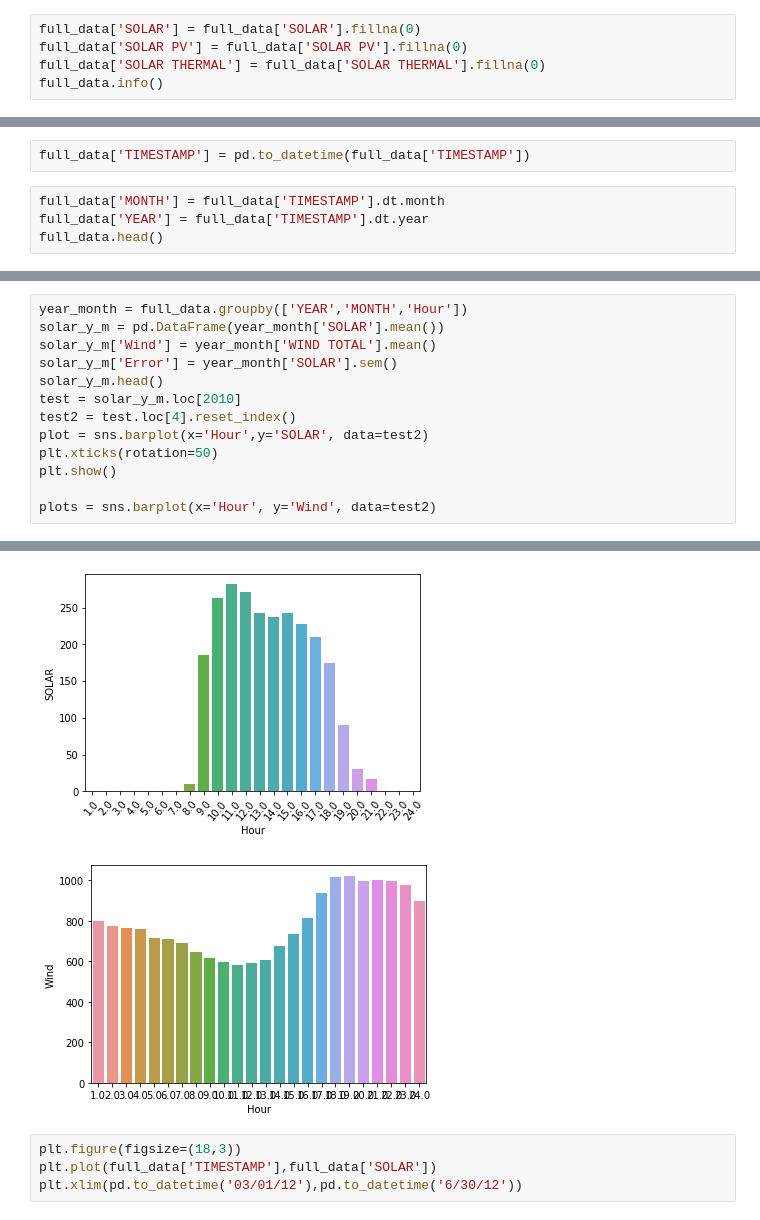
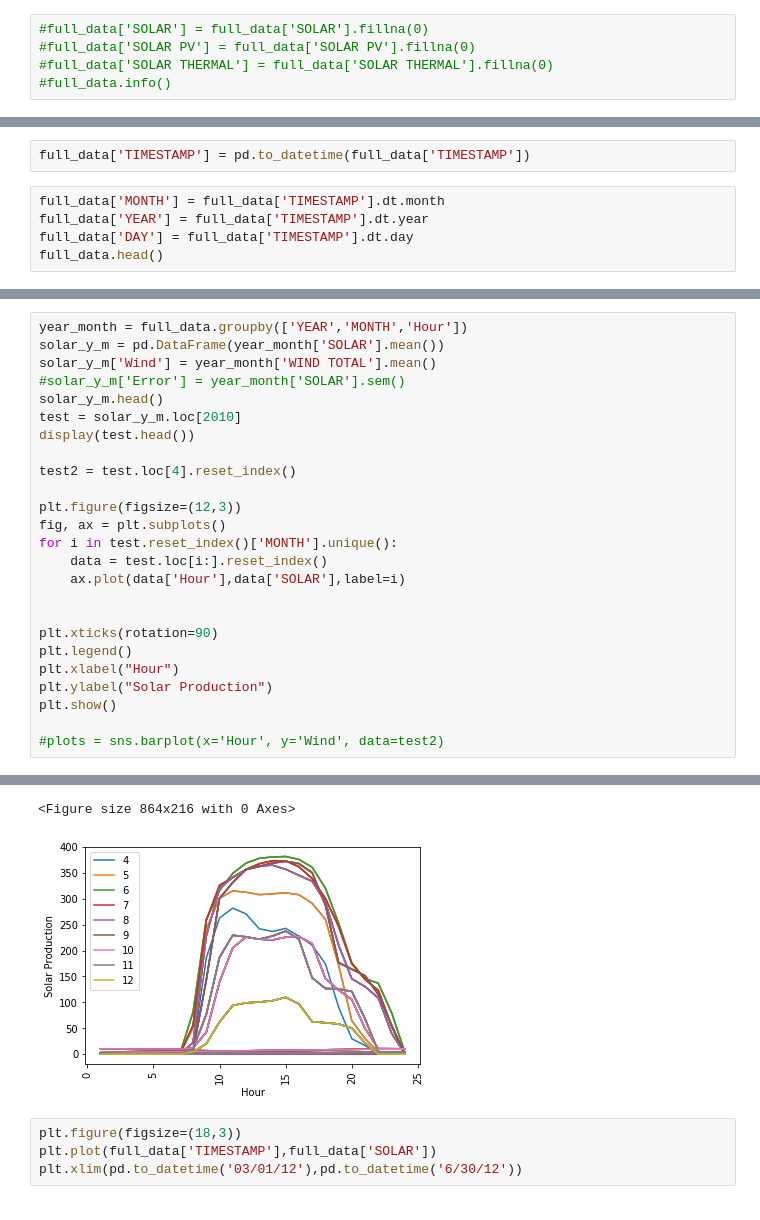
Before and after one commit to scottinsactown/California-Renewable-Energy--data-analysis, a Jupyter notebook: Project starter Book .ipynb, the cells around one changed output, grey strips where cells are left out. Cells and saved outputs as stored; diff of their text form.

```diff
--- a/Project starter Book .ipynb
+++ b/Project starter Book .ipynb
@@ -30,10 +41,10 @@ WIND TOTAL       67584 non-null float64
 dtypes: float64(9), object(1)
 memory usage: 5.2+ MB
 # %%
-full_data['SOLAR'] = full_data['SOLAR'].fillna(0)
-full_data['SOLAR PV'] = full_data['SOLAR PV'].fillna(0)
-full_data['SOLAR THERMAL'] = full_data['SOLAR THERMAL'].fillna(0)
-full_data.info()
+#full_data['SOLAR'] = full_data['SOLAR'].fillna(0)
+#full_data['SOLAR PV'] = full_data['SOLAR PV'].fillna(0)
+#full_data['SOLAR THERMAL'] = full_data['SOLAR THERMAL'].fillna(0)
+#full_data.info()
 # %% [output]
 <class 'pandas.core.frame.DataFrame'>
 RangeIndex: 67584 entries, 0 to 67583
@@ -88,6 +105,7 @@ full_data['TIMESTAMP'] = pd.to_datetime(full_data['TIMESTAMP'])
 # %%
 full_data['MONTH'] = full_data['TIMESTAMP'].dt.month
 full_data['YEAR'] = full_data['TIMESTAMP'].dt.year
+full_data['DAY'] = full_data['TIMESTAMP'].dt.day
 full_data.head()
 # %% [output]
 |  | TIMESTAMP | BIOGAS | BIOMASS | GEOTHERMAL | Hour | SMALL HYDRO | SOLAR | SOLAR PV | SOLAR THERMAL | ... |
@@ -100,13 +118,25 @@ full_data.head()
 year_month = full_data.groupby(['YEAR','MONTH','Hour'])
 solar_y_m = pd.DataFrame(year_month['SOLAR'].mean())
 solar_y_m['Wind'] = year_month['WIND TOTAL'].mean()
-solar_y_m['Error'] = year_month['SOLAR'].sem()
+#solar_y_m['Error'] = year_month['SOLAR'].sem()
 solar_y_m.head()
 test = solar_y_m.loc[2010]
+display(test.head())
+
 test2 = test.loc[4].reset_index()
-plot = sns.barplot(x='Hour',y='SOLAR', data=test2)
-plt.xticks(rotation=50)
+
+plt.figure(figsize=(12,3))
+fig, ax = plt.subplots()
+for i in test.reset_index()['MONTH'].unique():
+    data = test.loc[i:].reset_index()
+    ax.plot(data['Hour'],data['SOLAR'],label=i)
+
+
+plt.xticks(rotation=90)
+plt.legend()
+plt.xlabel("Hour")
+plt.ylabel("Solar Production")
 plt.show()
 
-plots = sns.barplot(x='Hour', y='Wind', data=test2)
+#plots = sns.barplot(x='Hour', y='Wind', data=test2)
 # %% [output]
@@ -113,5 +150,5 @@ plots = sns.barplot(x='Hour', y='Wind', data=test2)
+<Figure size 864x216 with 0 Axes>
-[figure, old version]
+[figure, new version]
-[figure, removed]
 # %%
 plt.figure(figsize=(18,3))
 plt.plot(full_data['TIMESTAMP'],full_data['SOLAR'])
```
Also changed, not shown: parts of 3 cells of this notebook.
